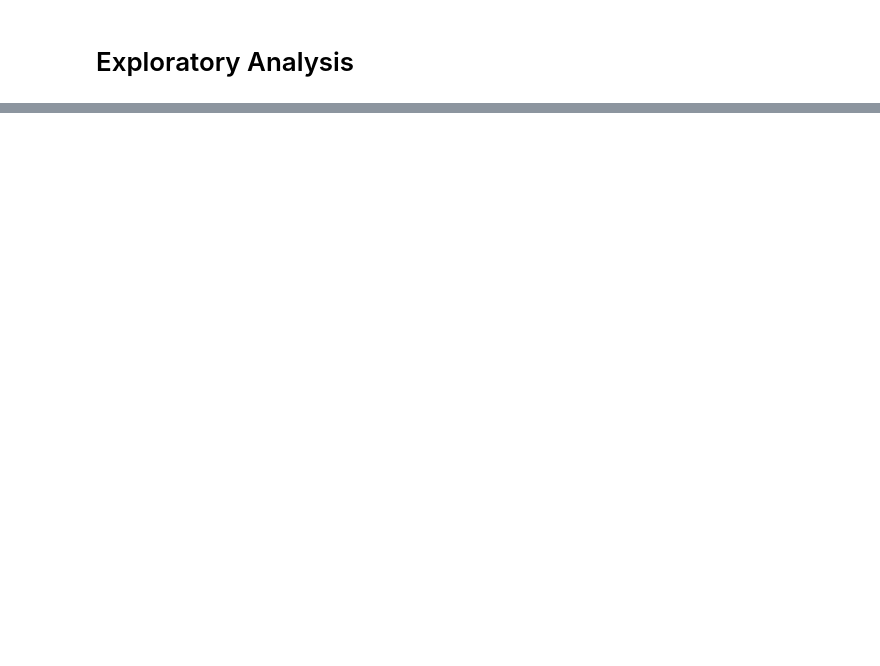
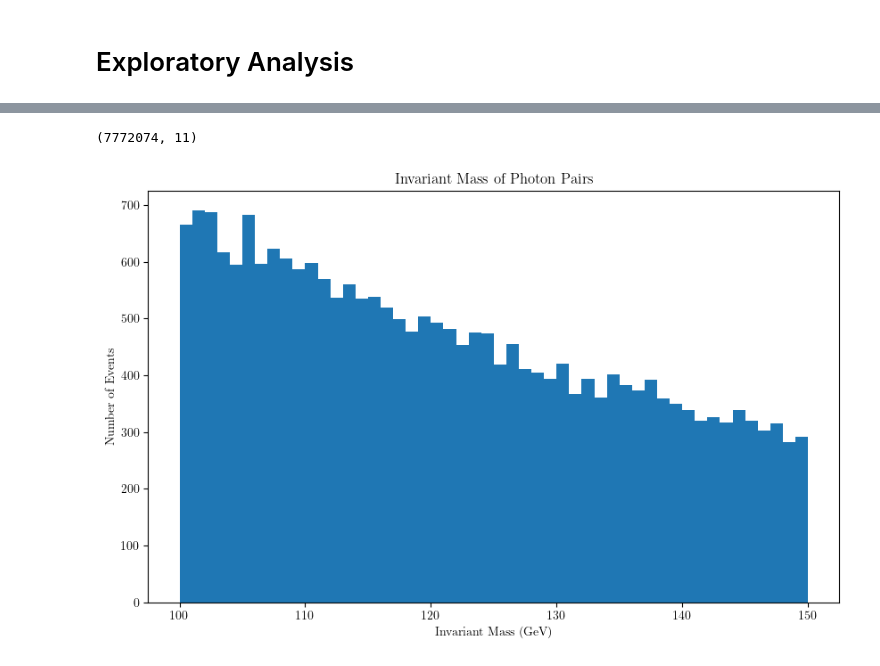
Before and after one commit to haufse/schluckaufboson, a Jupyter notebook: explora.ipynb, the cells around one changed output, grey strips where cells are left out. Saved outputs shown, nothing was run; the diff lists cells and outputs as text; code cells hidden in the pictures; blank space fills up the shorter version.

Commit message:
plots n stuff

```diff
--- a/explora.ipynb
+++ b/explora.ipynb
@@ -8,4 +22,12 @@ import mplhep as hep
 # %%
 # Load the ROOT file
-file_path = "../proj/GamGam/Data/data_A.GamGam.root"  # Update with your file path
+file_paths = [f"../proj/GamGam/Data/data_{x}.GamGam.root" for x in ['A', 'B', 'C', 'D']]  # Update with your file path
 tree_name = "mini"  # The tree name based on the provided data structure
+# %%
+# Example usage
+# file_paths = [...]  # List of file paths to process
+tree_name = "mini"  # Replace with your actual tree name
+combined_df = utils.process_files_parallel(file_paths)
+# %%
+# Process all files and get the resulting DataFrame
+df_A = utils.process_files_parallel([file_paths[0]])
@@ -11,0 +43,26 @@ tree_name = "mini"  # The tree name based on the provided data structure
+# %%
+combined_df.shape
+# %% [output]
+(7772074, 11)
+# %%
+fltr = False
+if filter:
+    filtered_df = combined_df[
+    (combined_df['photon_isTightID'].apply(lambda x: x == [True, True])) &  # Both photons are tight
+    (combined_df['photon_ptcone30'].apply(lambda x: min(x) > 25)) &              # Both photons have pt > 25 GeV
+    (combined_df['jet_n'] >= 2) &                                          # At least two jets
+    (combined_df['met_et'] > 30) &                                         # Missing ET > 30 GeV
+    (combined_df['invariant_mass'].between(100, 150))                      # Invariant mass between 110 and 140 GeV
+    ]
+else:
+    filtered_df = combined_df
+    filtered_A = df_A
+# %%
+plt.figure(figsize=(10, 6))
+counts, bin_edges, _ =  plt.hist(filtered_df["invariant_mass"], bins=np.arange(100, 150 + bw, bw))
+plt.title('Invariant Mass of Photon Pairs')
+plt.xlabel('Invariant Mass (GeV)')
+plt.ylabel('Number of Events')
+plt.show()
+# %% [output]
+[figure, added]
```
Also changed, not shown: parts of 46 cells of this notebook, 22 other files.
